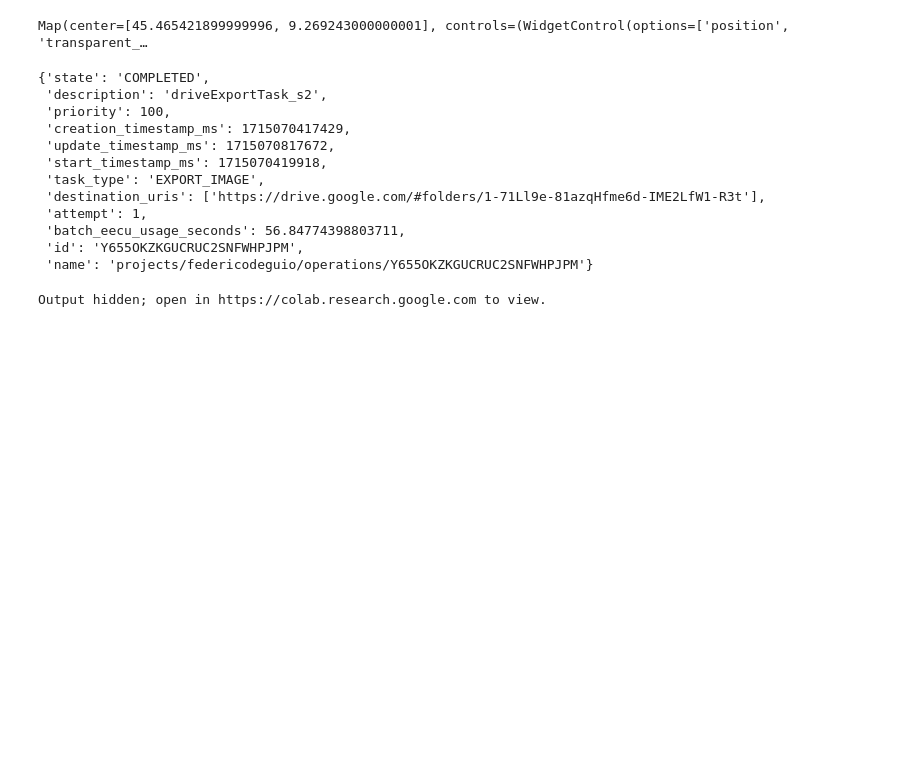
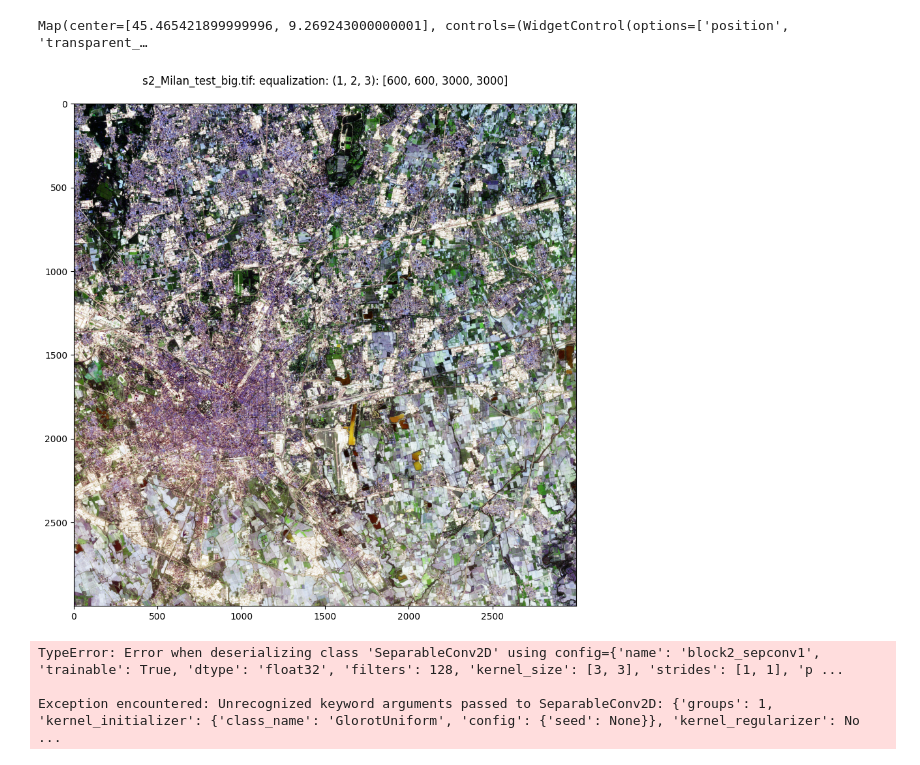
Before and after one commit to andypalmi/unimib, a Jupyter notebook: Environment/00_exercises/lez_16/lab_16_Visualize_and_classify.ipynb, the cells around one changed output. Cells and saved outputs as stored; diff of their text form; code cells hidden in the pictures; blank space fills up the shorter version.

```diff
--- a/Environment/00_exercises/lez_16/lab_16_Visualize_and_classify.ipynb
+++ b/Environment/00_exercises/lez_16/lab_16_Visualize_and_classify.ipynb
@@ -106,21 +79,12 @@ gdexport.start()
 # %%
-gdexport.status()
+# gdexport.status()
-# %% [output]
-{'state': 'COMPLETED',
- 'description': 'driveExportTask_s2',
- 'priority': 100,
- 'creation_timestamp_ms': 1715070417429,
- 'update_timestamp_ms': 1715070817672,
- 'start_timestamp_ms': 1715070419918,
- 'task_type': 'EXPORT_IMAGE',
- 'destination_uris': ['https://drive.google.com/#folders/1-71Ll9e-81azqHfme6d-IME2LfW1-R3t'],
- 'attempt': 1,
- 'batch_eecu_usage_seconds': 56.84774398803711,
- 'id': 'Y655OKZKGUCRUC2SNFWHPJPM',
- 'name': 'projects/federicodeguio/operations/Y655OKZKGUCRUC2SNFWHPJPM'}
 # %%
-run ./scripts/dispms -f ./GEE/s2_Milan_test_big.tif -e 4 -p [1,2,3] -d [600,600,3000,3000]
+run scripts/dispms -f data/s2_Milan_test_big.tif -e 4 -p [1,2,3] -d [600,600,3000,3000]
 # %% [output]
-Output hidden; open in https://colab.research.google.com to view.
+[figure, added]
 # %%
-run ./scripts/S2cnnclassify -d [600,600,3000,3000] -s 8 ./GEE/s2_Milan_test_big.tif
+run scripts/S2cnnclassify -d [600,600,3000,3000] -s 8 data/s2_Milan_test_big.tif
+# %% [output]
+TypeError: Error when deserializing class 'SeparableConv2D' using config={'name': 'block2_sepconv1', 'trainable': True, 'dtype': 'float32', 'filters': 128, 'kernel_size': [3, 3], 'strides': [1, 1], 'p ...
+
+Exception encountered: Unrecognized keyword arguments passed to SeparableConv2D: {'groups': 1, 'kernel_initializer': {'class_name': 'GlorotUniform', 'config': {'seed': None}}, 'kernel_regularizer': No ...
```
Also changed, not shown: parts of 4 cells of this notebook, 19 other files.
